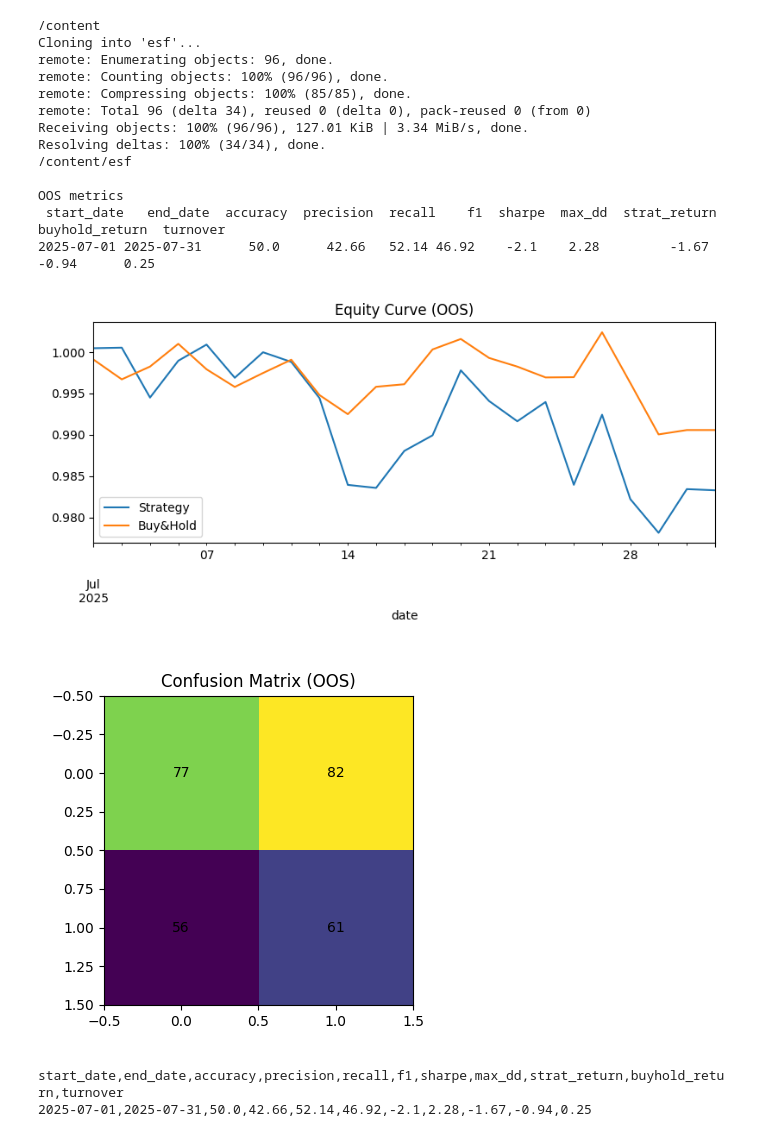
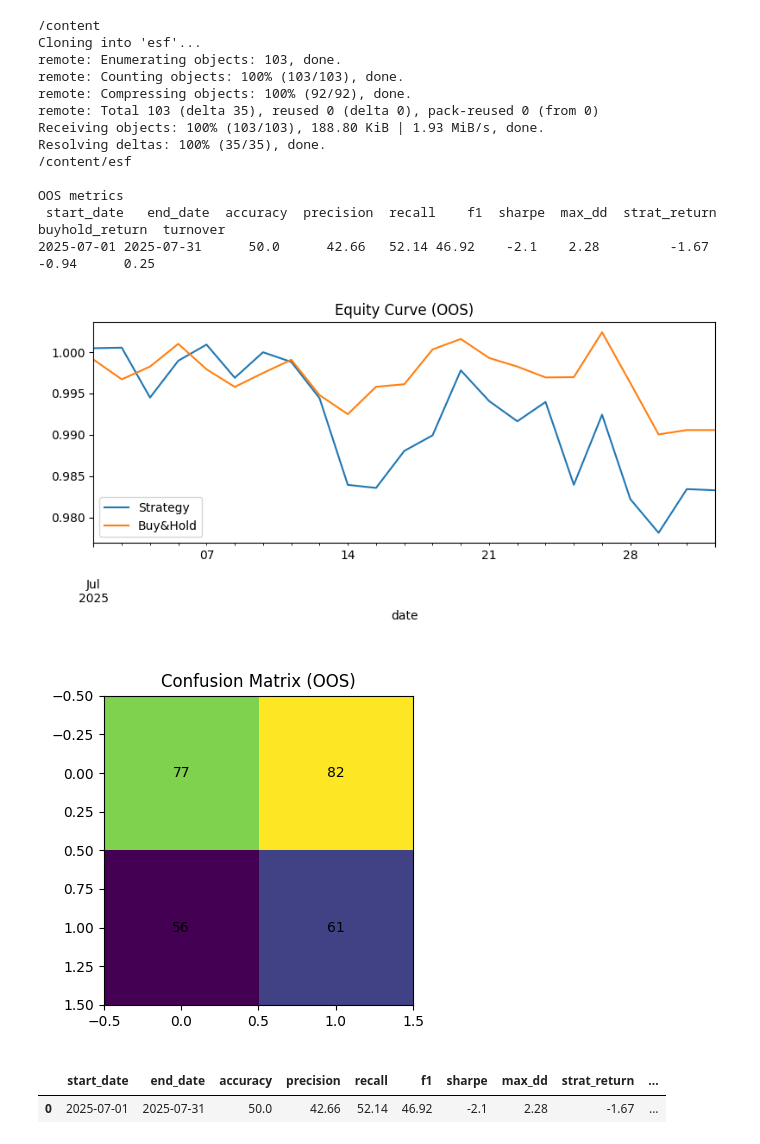
Before and after one commit to niveth-n/Equity-signal-framework, a Jupyter notebook: notebooks/run_demo.ipynb, the cells around one changed output. Drawn from its saved outputs; the diff is of its cells as text; code cells hidden in the pictures.

Commit message:
add run_demo notebook

```diff
--- a/notebooks/run_demo.ipynb
+++ b/notebooks/run_demo.ipynb
@@ -1,32 +1,42 @@
 # %% [markdown]
 <a href="https://colab.research.google.com/github/niveth-n/Equity-signal-framework/blob/main/notebooks/run_demo.ipynb" target="_parent"><img src="https://colab.research.google.com/assets/colab-badge.svg" alt="Open In Colab"/></a>
 # %%
-# Fresh workspace + run the demo
+# Fresh workspace + run the demo backtest
 %cd /content
 !rm -rf esf
 !git clone https://github.com/niveth-n/equity-signal-framework.git esf
 %cd esf
-!python -m src.backtest --config evidence/backtest_config.yaml
 
-from IPython.display import Image, display
-display(Image("results/plots/equity_curve.png"))
-display(Image("results/plots/confusion_matrix.png"))
-print(open("results/oos_metrics.csv").read())
+# Try module run; if that fails, fall back to script path
+!python -m src.backtest --config evidence/backtest_config.yaml || python src/backtest.py --config evidence/backtest_config.yaml
 # %% [output]
 /content
 Cloning into 'esf'...
-remote: Enumerating objects: 96, done.
-remote: Counting objects: 100% (96/96), done.
-remote: Compressing objects: 100% (85/85), done.
-remote: Total 96 (delta 34), reused 0 (delta 0), pack-reused 0 (from 0)
-Receiving objects: 100% (96/96), 127.01 KiB | 3.34 MiB/s, done.
-Resolving deltas: 100% (34/34), done.
+remote: Enumerating objects: 103, done.
+remote: Counting objects: 100% (103/103), done.
+remote: Compressing objects: 100% (92/92), done.
+remote: Total 103 (delta 35), reused 0 (delta 0), pack-reused 0 (from 0)
+Receiving objects: 100% (103/103), 188.80 KiB | 1.93 MiB/s, done.
+Resolving deltas: 100% (35/35), done.
 /content/esf
 
 OOS metrics
  start_date   end_date  accuracy  precision  recall    f1  sharpe  max_dd  strat_return  buyhold_return  turnover
 2025-07-01 2025-07-31      50.0      42.66   52.14 46.92    -2.1    2.28         -1.67           -0.94      0.25
-[figure, removed]
-[figure, removed]
-start_date,end_date,accuracy,precision,recall,f1,sharpe,max_dd,strat_return,buyhold_return,turnover
-2025-07-01,2025-07-31,50.0,42.66,52.14,46.92,-2.1,2.28,-1.67,-0.94,0.25
+# %%
+from IPython.display import Image, display
+import os, pandas as pd
+
+# Show plots
+for p in ["results/plots/equity_curve.png", "results/plots/confusion_matrix.png"]:
+    if not os.path.exists(p):
+        raise FileNotFoundError(f"Missing {p}. Did the backtest run?")
+    display(Image(p))
+
+# Show metrics table
+pd.read_csv("results/oos_metrics.csv")
+# %% [output]
+[figure, added]
+[figure, added]
+|  | start_date | end_date | accuracy | precision | recall | f1 | sharpe | max_dd | strat_return | ... |
+| 0 | 2025-07-01 | 2025-07-31 | 50.0 | 42.66 | 52.14 | 46.92 | -2.1 | 2.28 | -1.67 | ... |
```
